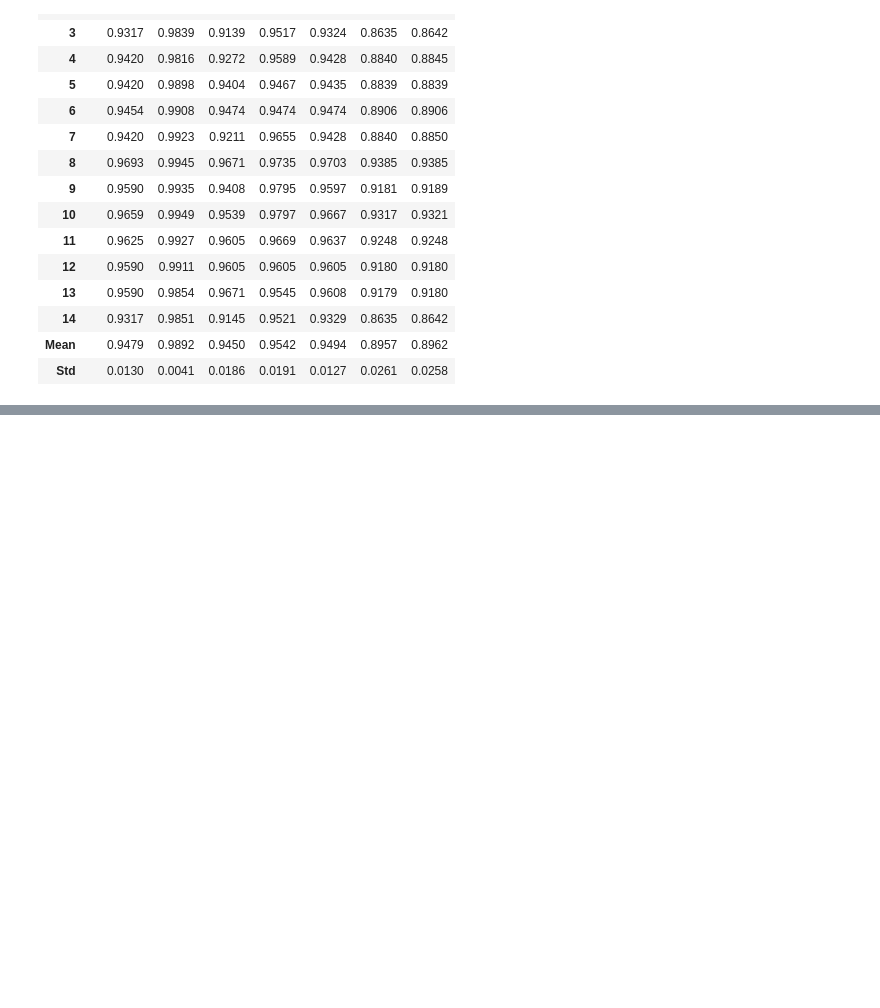
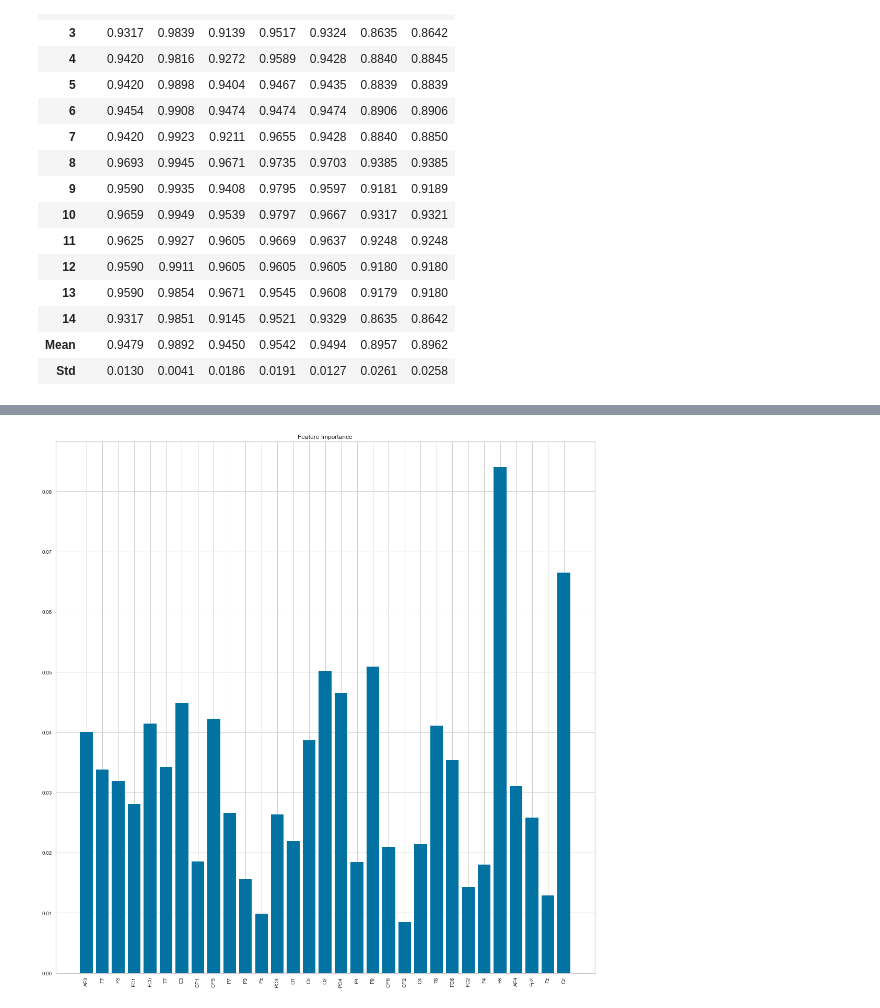
Before and after one commit to UtkarshRedd/EEG-Parkinsons-Alzheimers-Machine-Learning, a Jupyter notebook: jupyter-notebooks/ML_OFF_50pct.ipynb, the cells around one changed output, grey strips where cells are left out. Drawn from its saved outputs; the diff is of its cells as text; code cells hidden in the pictures; blank space fills up the shorter version.

```diff
--- a/jupyter-notebooks/ML_OFF_50pct.ipynb
+++ b/jupyter-notebooks/ML_OFF_50pct.ipynb
@@ -2883,0 +2940,12 @@ xgb = create_model('xgboost', fold=15)
+# %%
+importances = model.feature_importances_
+sorted_indices = np.argsort(importances)[::-1]
+
+fig, ax = plt.subplots(figsize=(15,15))
+plt.title('Feature Importance')
+plt.bar(range(X_train.shape[1]), importances, align='center')
+plt.xticks(range(X_train.shape[1]), X_train.columns, rotation=90)
+plt.tight_layout()
+plt.show()
+# %% [output]
+[figure, added]
```
Also changed, not shown: parts of 9 cells of this notebook, 2 other files.
